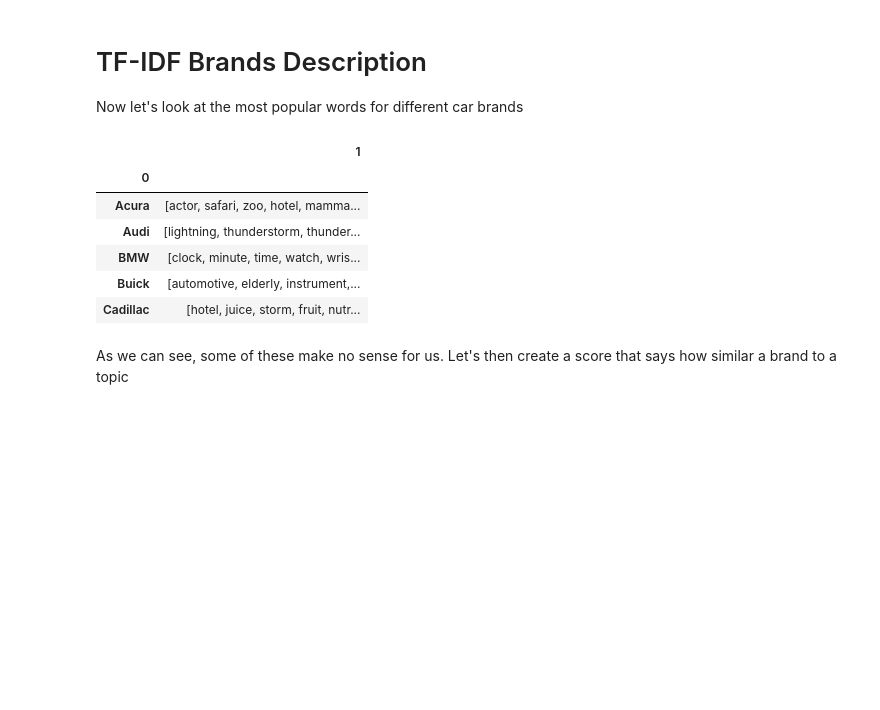
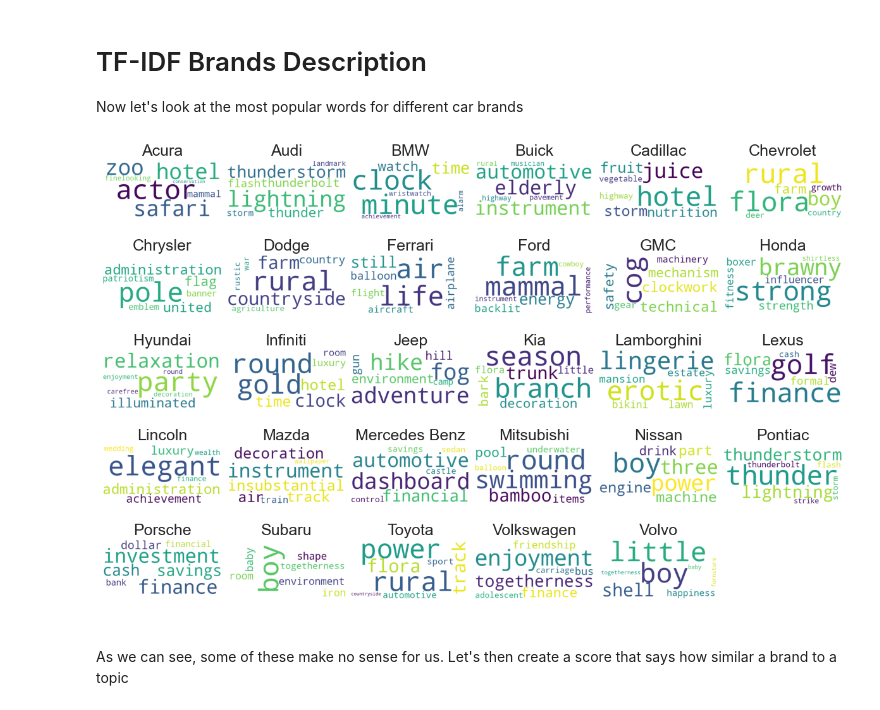
Before and after one commit to Chelovek2002/pechenye-Yubileynoye, a Jupyter notebook: source/get_score_topic_brand.ipynb, the cells around one changed output. Cells and saved outputs as stored; diff of their text form; code cells hidden in the pictures; blank space fills up the shorter version.

```diff
--- a/source/get_score_topic_brand.ipynb
+++ b/source/get_score_topic_brand.ipynb
@@ -84,16 +84,22 @@ most_relevant_brand_words = [
 ]
 
 most_relevant_brand_words = np.array(most_relevant_brand_words, dtype='object')
-
-pd.DataFrame(most_relevant_brand_words).set_index(0).head()
-# %% [output]
-|  | 1 |
-| 0 |  |
-| Acura | [actor, safari, zoo, hotel, mamma... |
-| Audi | [lightning, thunderstorm, thunder... |
-| BMW | [clock, minute, time, watch, wris... |
-| Buick | [automotive, elderly, instrument,... |
-| Cadillac | [hotel, juice, storm, fruit, nutr... |
+# %%
+fig, axs = plt.subplots(5, 6, figsize=(12, 8))
+
+for brand, words, ax in zip(car_brands, most_relevant_brand_words[:, 1], axs.flat):
+    cloud = WordCloud(background_color='white', max_words=7, max_font_size=90).generate(' '.join(words))
+    ax.set_title(brand, fontsize=18)
+    ax.imshow(cloud)
+    ax.axis('off')
+
+# 30th subplot
+axs.flat[-1].axis('off')
+
+plt.tight_layout(h_pad=0.02, w_pad=0.5)
+plt.show()
+# %% [output]
+[figure, added]
 # %% [markdown]
 As we can see, some of these make no sense for us. Let's then create a score that says how similar a brand to a topic
 # %%
```
Also changed, not shown: parts of 7 cells of this notebook.
